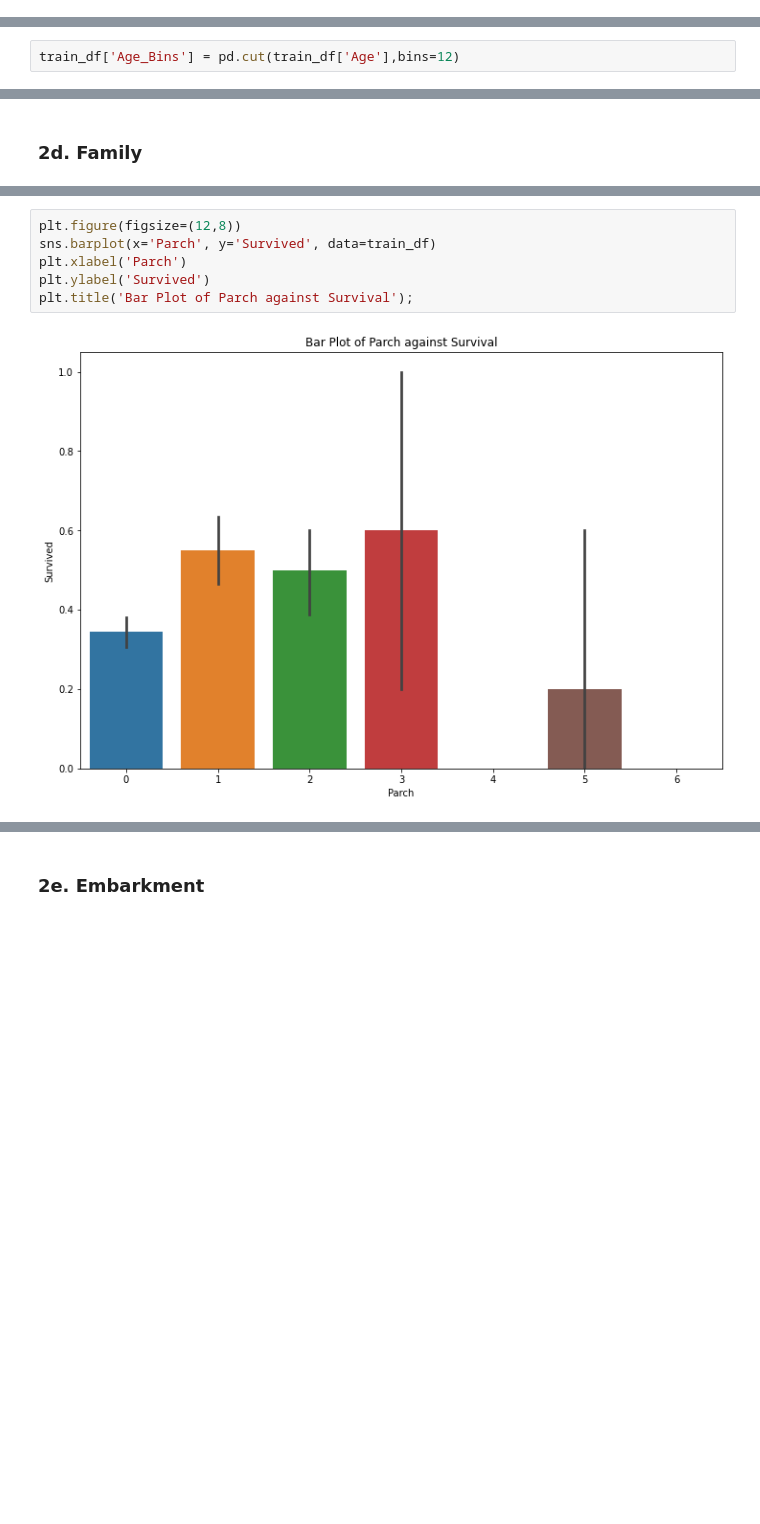
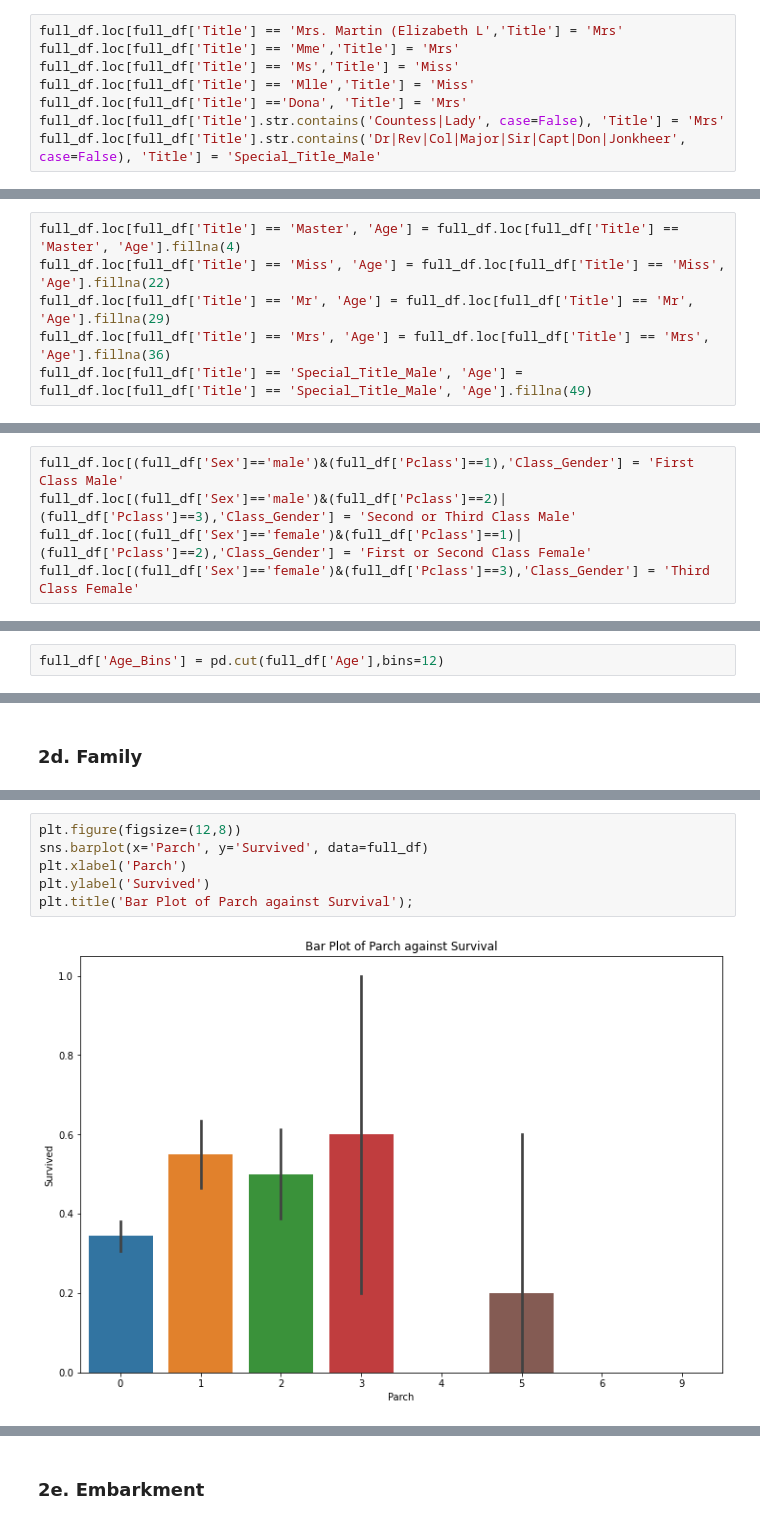
Before and after one commit to ahendricks2/Titanic, a Jupyter notebook: Main_Notebook_Revised.ipynb, the cells around one changed output, grey strips where cells are left out. Drawn from its saved outputs; the diff is of its cells as text; blank space fills up the shorter version.

```diff
--- a/Main_Notebook_Revised.ipynb
+++ b/Main_Notebook_Revised.ipynb
@@ -456,0 +234,8 @@ Males outnumbered females, and the survival rate for males was approximately 1/4
+# %%
+full_df.loc[full_df['Title'] == 'Mrs. Martin (Elizabeth L','Title'] = 'Mrs'
+full_df.loc[full_df['Title'] == 'Mme','Title'] = 'Mrs'
+full_df.loc[full_df['Title'] == 'Ms','Title'] = 'Miss'
+full_df.loc[full_df['Title'] == 'Mlle','Title'] = 'Miss'
+full_df.loc[full_df['Title'] =='Dona', 'Title'] = 'Mrs'
+full_df.loc[full_df['Title'].str.contains('Countess|Lady', case=False), 'Title'] = 'Mrs'
+full_df.loc[full_df['Title'].str.contains('Dr|Rev|Col|Major|Sir|Capt|Don|Jonkheer', case=False), 'Title'] = 'Special_Title_Male'
@@ -456,0 +261,6 @@ Males outnumbered females, and the survival rate for males was approximately 1/4
+# %%
+full_df.loc[full_df['Title'] == 'Master', 'Age'] = full_df.loc[full_df['Title'] == 'Master', 'Age'].fillna(4)
+full_df.loc[full_df['Title'] == 'Miss', 'Age'] = full_df.loc[full_df['Title'] == 'Miss', 'Age'].fillna(22)
+full_df.loc[full_df['Title'] == 'Mr', 'Age'] = full_df.loc[full_df['Title'] == 'Mr', 'Age'].fillna(29)
+full_df.loc[full_df['Title'] == 'Mrs', 'Age'] = full_df.loc[full_df['Title'] == 'Mrs', 'Age'].fillna(36)
+full_df.loc[full_df['Title'] == 'Special_Title_Male', 'Age'] = full_df.loc[full_df['Title'] == 'Special_Title_Male', 'Age'].fillna(49)
@@ -456,0 +330,5 @@ Males outnumbered females, and the survival rate for males was approximately 1/4
+# %%
+full_df.loc[(full_df['Sex']=='male')&(full_df['Pclass']==1),'Class_Gender'] = 'First Class Male'
+full_df.loc[(full_df['Sex']=='male')&(full_df['Pclass']==2)|(full_df['Pclass']==3),'Class_Gender'] = 'Second or Third Class Male'
+full_df.loc[(full_df['Sex']=='female')&(full_df['Pclass']==1)|(full_df['Pclass']==2),'Class_Gender'] = 'First or Second Class Female'
+full_df.loc[(full_df['Sex']=='female')&(full_df['Pclass']==3),'Class_Gender'] = 'Third Class Female'
@@ -459,6 +364,6 @@ Males outnumbered females, and the survival rate for males was approximately 1/4
 # %% [markdown]
 To visualize passenger age, I bin the ages into ranges.
 # %%
-train_df['Age_Bins'] = pd.cut(train_df['Age'],bins=12)
+full_df['Age_Bins'] = pd.cut(full_df['Age'],bins=12)
 # %%
 plt.figure(figsize=(16,8))
@@ -550,9 +457,9 @@ train_df[train_df['SibSp'] > 2].describe()
 # %%
 plt.figure(figsize=(12,8))
-sns.barplot(x='Parch', y='Survived', data=train_df)
+sns.barplot(x='Parch', y='Survived', data=full_df)
 plt.xlabel('Parch')
 plt.ylabel('Survived')
 plt.title('Bar Plot of Parch against Survival');
 # %% [output]
-[figure, old version]
+[figure, new version]
 # %%
```
Also changed, not shown: parts of 165 cells of this notebook.
